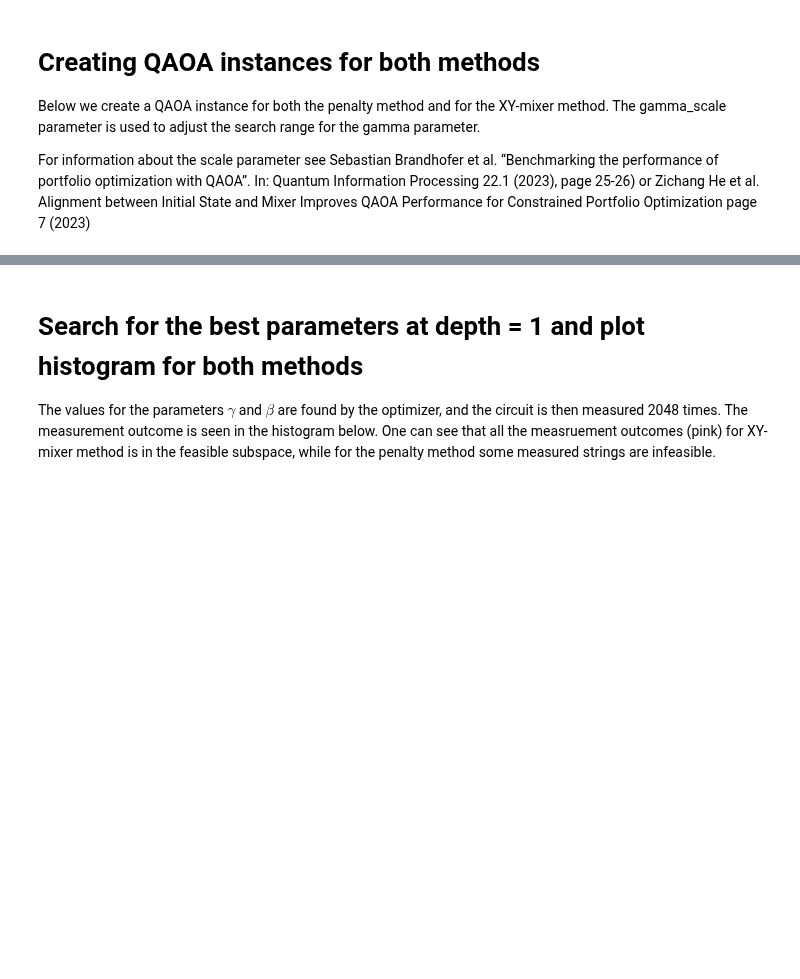
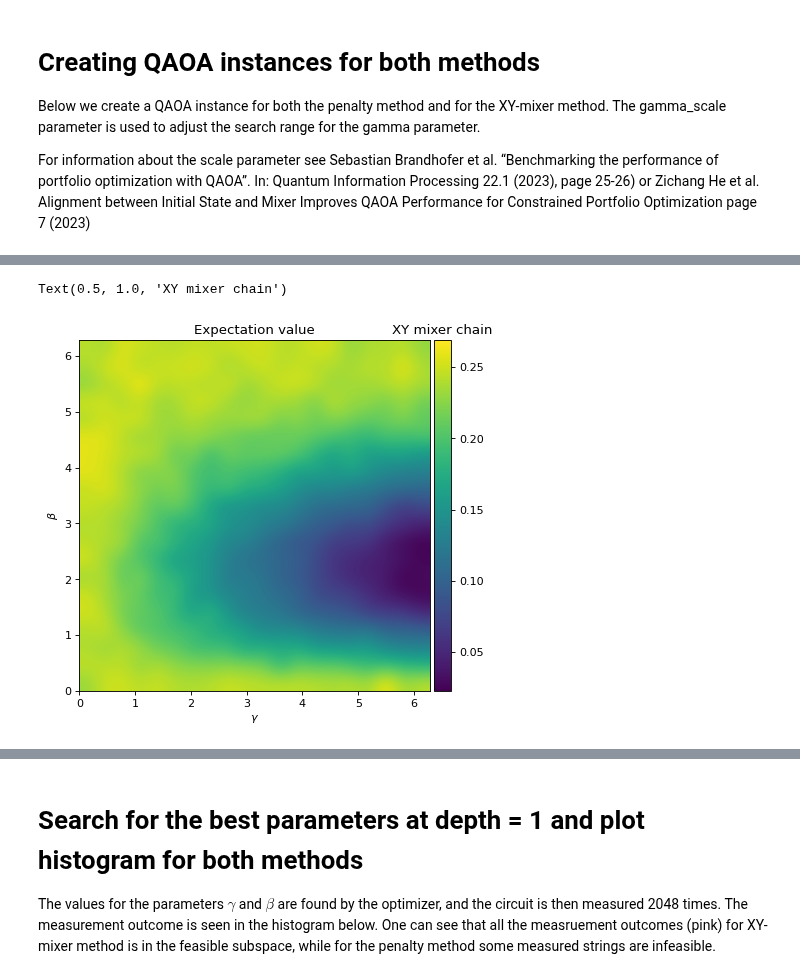
Before and after one commit to OpenQuantumComputing/QAOA, a Jupyter notebook: examples/PortfolioOptimization/PortOpt.ipynb, the cells around one changed output, grey strips where cells are left out. Cells and saved outputs as stored; diff of their text form; code cells hidden in the pictures; blank space fills up the shorter version.

```diff
--- a/examples/PortfolioOptimization/PortOpt.ipynb
+++ b/examples/PortfolioOptimization/PortOpt.ipynb
@@ -139,0 +106,5 @@ plot_E(qaoa_Grover)
+# %%
+qaoa_XYmixer_chain[1].sample_cost_landscape()
+plot_E(qaoa_XYmixer_chain[1])
+pl.title("XY mixer chain")
+# %% [output]
@@ -139,0 +118,2 @@ plot_E(qaoa_Grover)
+Text(0.5, 1.0, 'XY mixer chain')
+[figure, added]
```
Also changed, not shown: parts of 20 cells of this notebook, 8 other files.
